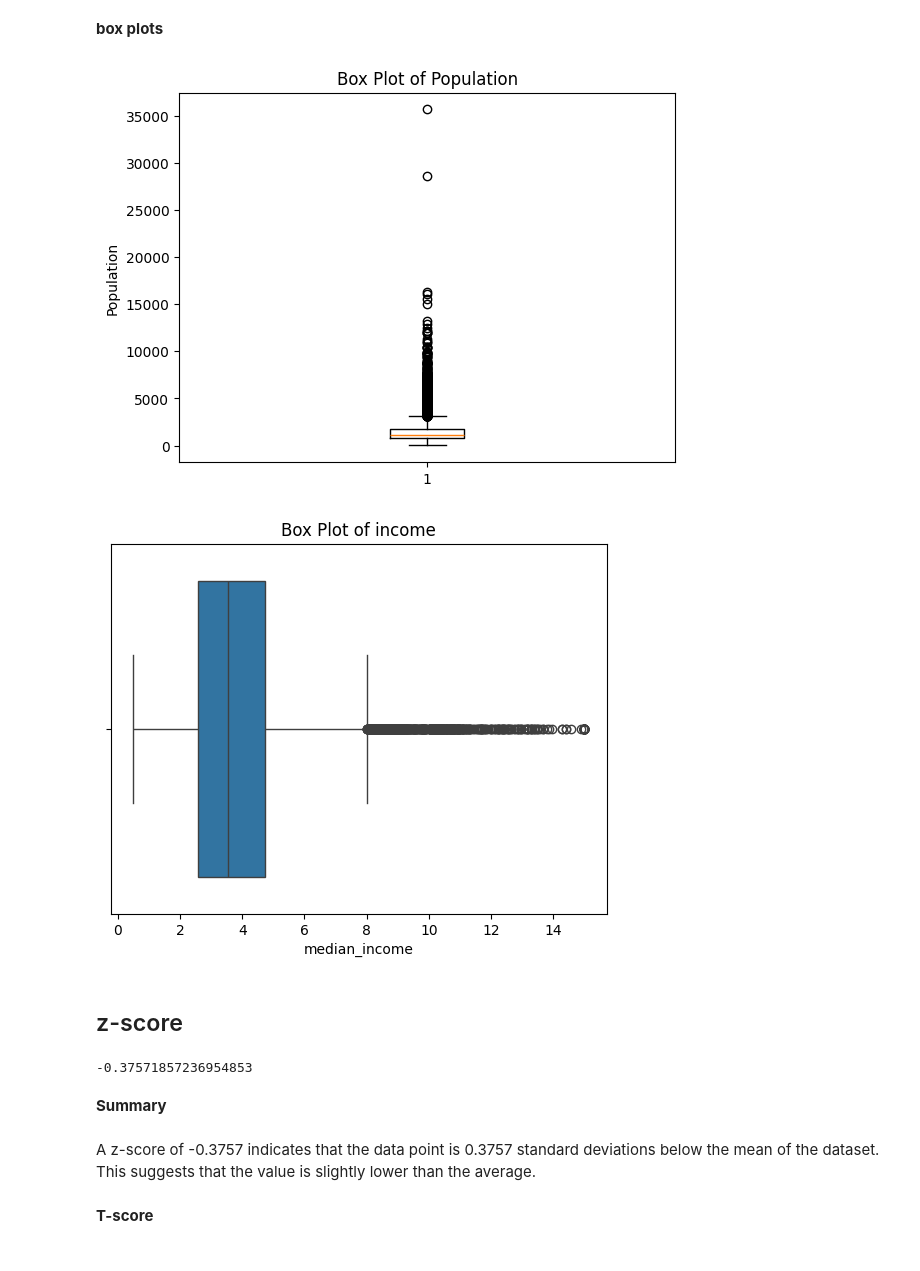
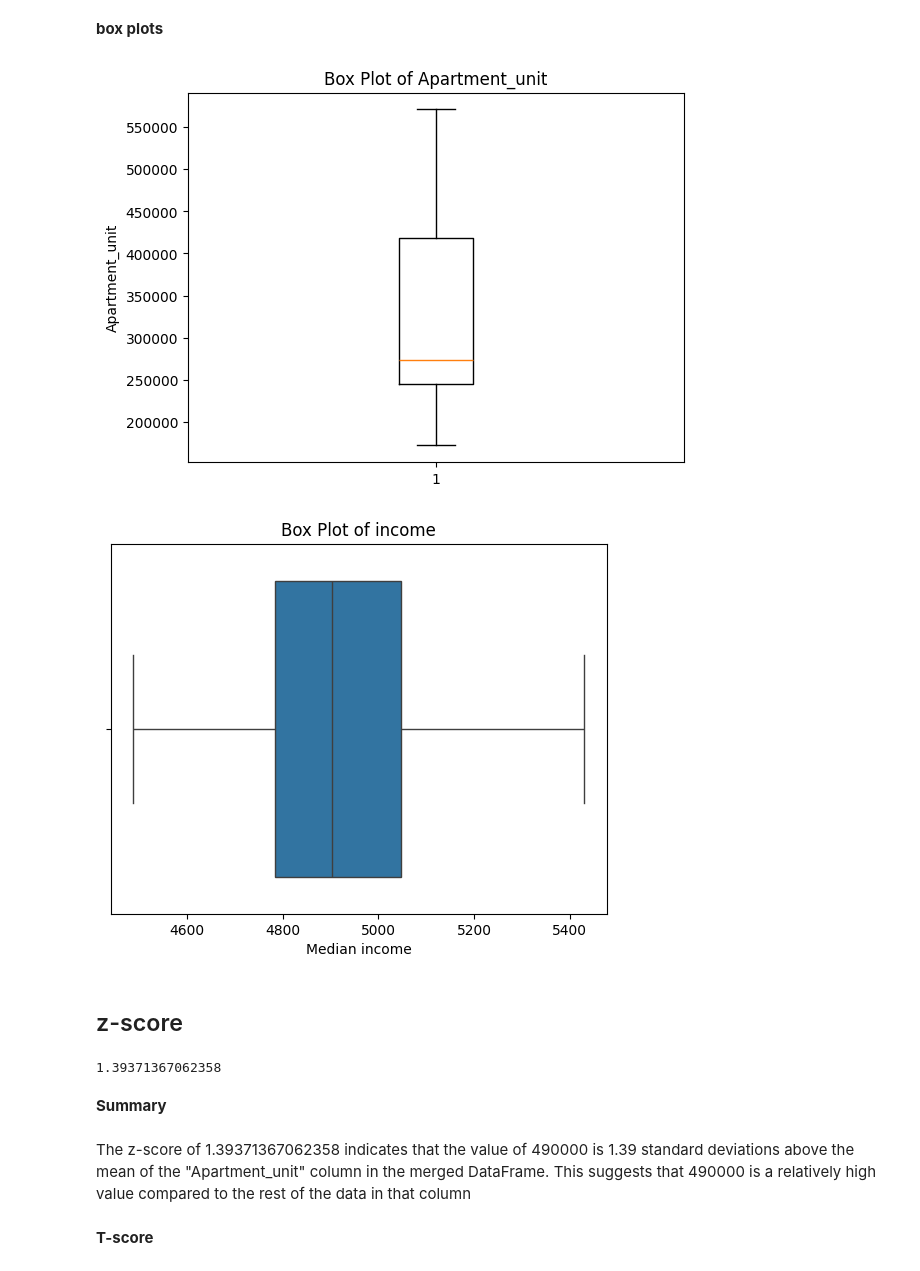
Before and after one commit to Jianting-Selina/PROG8430-1, a Jupyter notebook: week34presentation.ipynb, the cells around one changed output. Saved outputs shown, nothing was run; the diff lists cells and outputs as text; code cells hidden in the pictures.

```diff
--- a/week34presentation.ipynb
+++ b/week34presentation.ipynb
@@ -6,0 +90,10 @@
+# %%
+import pandas as pd
+
+#left data
+original_data = pd.read_excel("News_release_chart_data_August_2024.xlsx")
+income_data = pd.read_csv("monthly_income_data.csv")
+income_data['Date'] = income_data['Date'].astype('datetime64[ns]')
+
+merged_df = pd.merge(original_data, income_data[['Date', 'Median income']], on='Date', how='left')
+merged_df.head(300)
@@ -74,47 +164,46 @@ plt.show()
 # %%
 import pandas as pd
 import numpy as np
 import matplotlib.pyplot as plt
 import seaborn as sns
 
-# load data
-df = pd.read_csv('data/housing.csv')
 
-# population
-plt.boxplot(df['population'])
-plt.ylabel('Population')
-plt.title('Box Plot of Population')
+
+# Apartment_unit
+plt.boxplot(merged_df['Apartment_unit'])
+plt.ylabel('Apartment_unit')
+plt.title('Box Plot of Apartment_unit')
 plt.show()
 
 # income
-sns.boxplot(x=df['median_income'])
+sns.boxplot(x=merged_df['Median income'])
 plt.title('Box Plot of income')
 plt.show()
 # %% [output]
-[figure, old version]
+[figure, new version]
-[figure, old version]
+[figure, new version]
 # %% [markdown]
 ## z-score
 # %%
 import numpy as np
 
-df = pd.read_csv('data/housing.csv')
-population = df["population"]  # population
+
+Apartment_unit = merged_df["Apartment_unit"]  # population
 
 #mean
-mean = np.mean(population)
+mean = np.mean(Apartment_unit)
 #standard devation
-std_dev = np.std(population)
+std_dev = np.std(Apartment_unit)
 
-# value = 1000
-z_scores = (1000 - mean) / std_dev
+# value = 490000
+z_scores = (490000 - mean) / std_dev
 print(z_scores)
 # %% [output]
--0.37571857236954853
+1.39371367062358
 # %% [markdown]
 **Summary**
 # %% [markdown]
-A z-score of -0.3757 indicates that the data point is 0.3757 standard deviations below the mean of the dataset. This suggests that the value is slightly lower than the average.
+The z-score of 1.39371367062358 indicates that the value of 490000 is 1.39 standard deviations above the mean of the "Apartment_unit" column in the merged DataFrame. This suggests that 490000 is a relatively high value compared to the rest of the data in that column
 # %% [markdown]
 **T-score**
 # %% [markdown]
```
Also changed, not shown: parts of 11 cells of this notebook, 2 other files.
